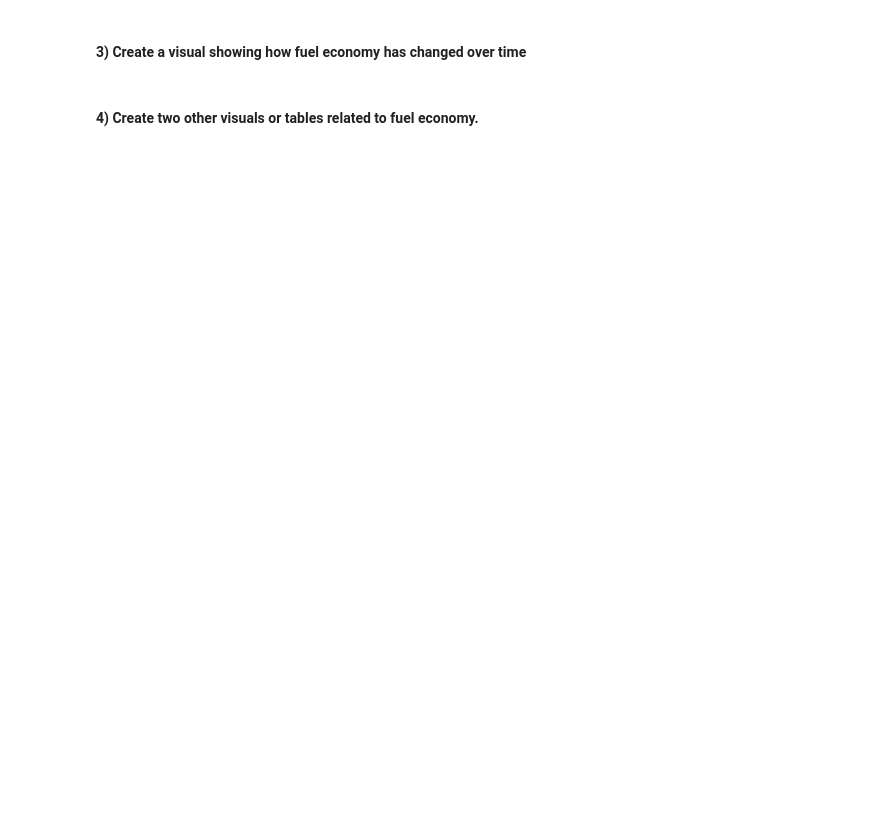
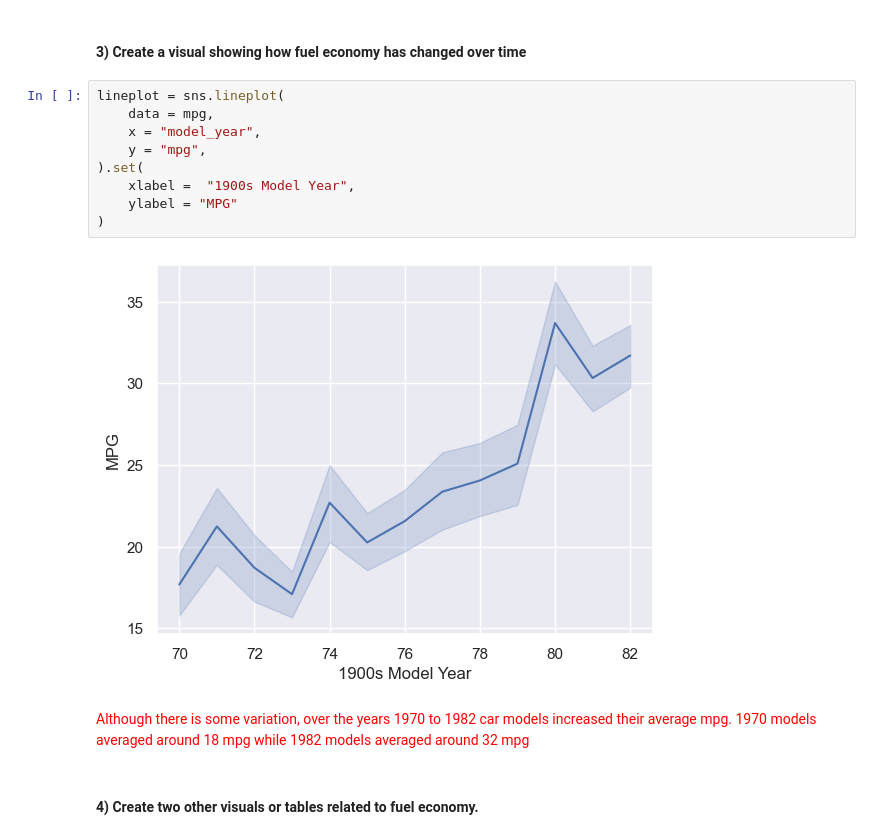
Before and after one commit to mtechoueyres/fuel_economy_analysis, a Jupyter notebook: MPG_Analysis_Project.ipynb, the cells around one changed output. Saved outputs shown, nothing was run; the diff lists cells and outputs as text; blank space fills up the shorter version.

```diff
--- a/MPG_Analysis_Project.ipynb
+++ b/MPG_Analysis_Project.ipynb
@@ -23,4 +49,17 @@ mpg.head()
 # %% [markdown]
 #### 3) Create a visual showing how fuel economy has changed over time
+# %%
+lineplot = sns.lineplot(
+    data = mpg,
+    x = "model_year",
+    y = "mpg",
+).set(
+    xlabel =  "1900s Model Year",
+    ylabel = "MPG"
+)
+# %% [output]
+[figure, added]
+# %% [markdown]
+<span style="color:red">Although there is some variation, over the years 1970 to 1982 car models increased their average mpg. 1970 models averaged around 18 mpg while 1982 models averaged around 32 mpg</span>
 # %% [markdown]
 #### 4) Create two other visuals or tables related to fuel economy.
```
Also changed, not shown: parts of 9 cells of this notebook.
